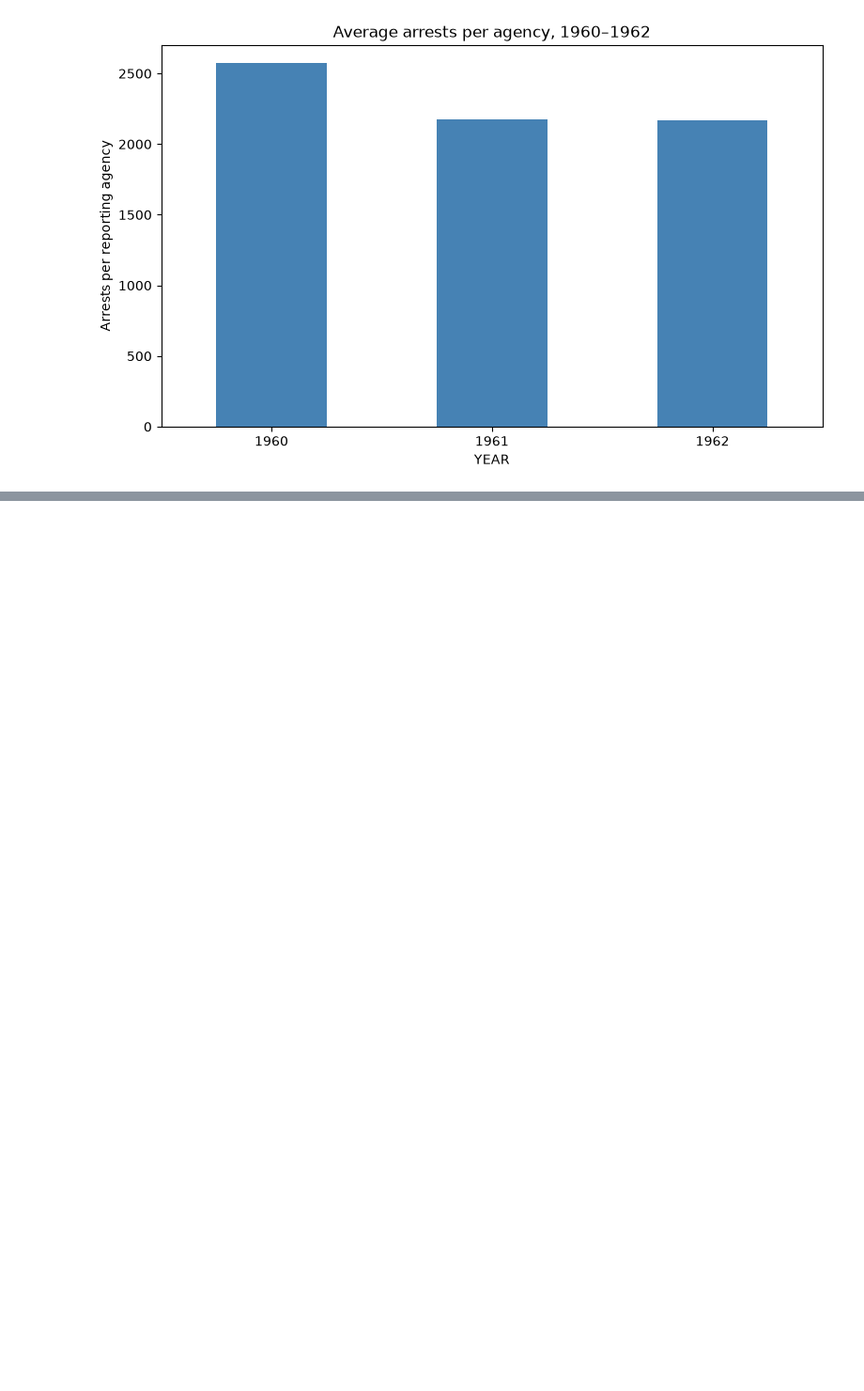
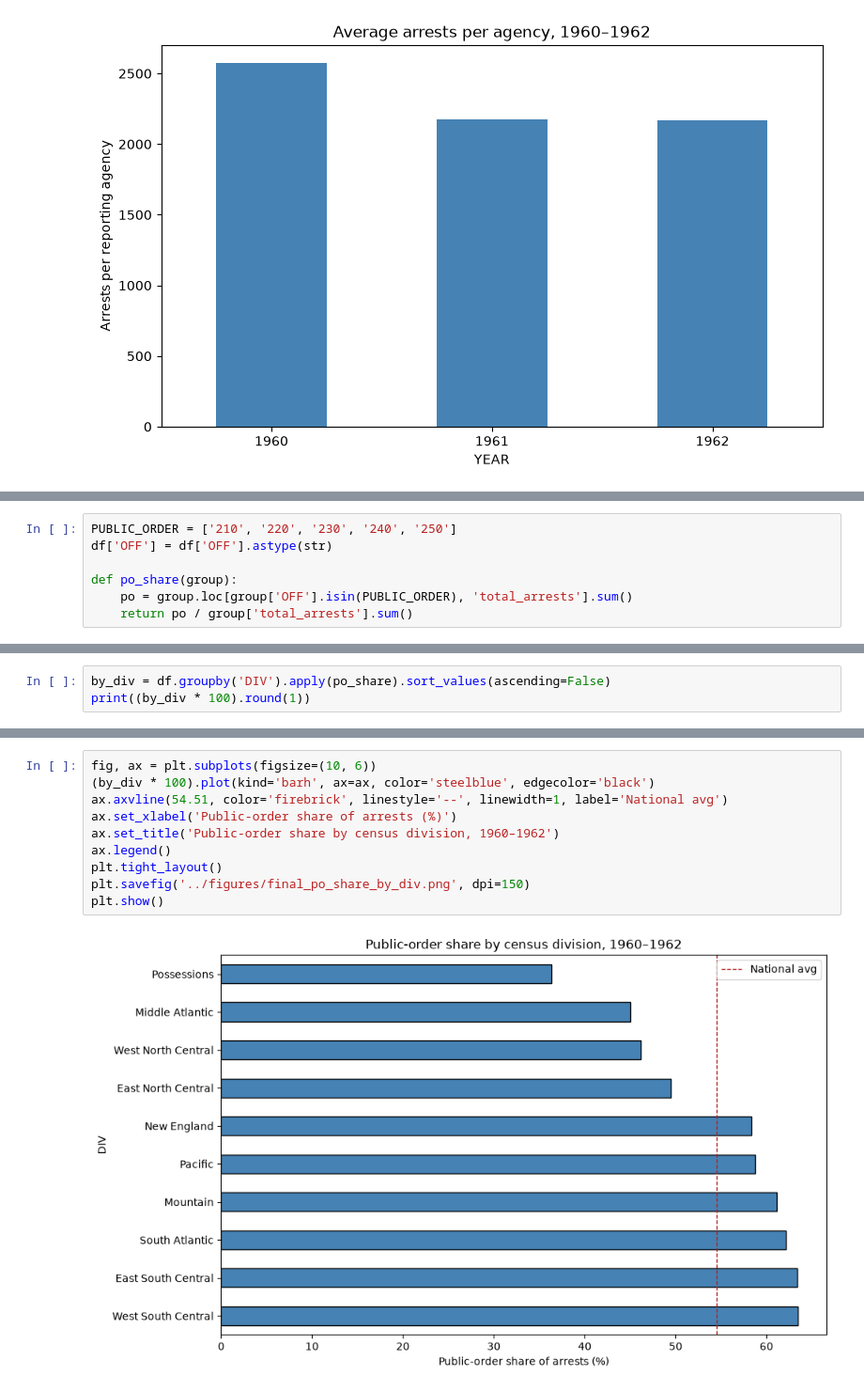
Before and after one commit to Deoxxysss/real-dataset-investigation, a Jupyter notebook: Notebooks/04_final_analysis.ipynb, the cells around one changed output, grey strips where cells are left out. Shown at 94% size. Cells and saved outputs as stored; diff of their text form; blank space fills up the shorter version.

```diff
--- a/Notebooks/04_final_analysis.ipynb
+++ b/Notebooks/04_final_analysis.ipynb
@@ -170,0 +245,7 @@ plt.show()
+# %%
+PUBLIC_ORDER = ['210', '220', '230', '240', '250']
+df['OFF'] = df['OFF'].astype(str)
+
+def po_share(group):
+    po = group.loc[group['OFF'].isin(PUBLIC_ORDER), 'total_arrests'].sum()
+    return po / group['total_arrests'].sum()
@@ -170,0 +254,3 @@ plt.show()
+# %%
+by_div = df.groupby('DIV').apply(po_share).sort_values(ascending=False)
+print((by_div * 100).round(1))
@@ -170,0 +270,12 @@ plt.show()
+# %%
+fig, ax = plt.subplots(figsize=(10, 6))
+(by_div * 100).plot(kind='barh', ax=ax, color='steelblue', edgecolor='black')
+ax.axvline(54.51, color='firebrick', linestyle='--', linewidth=1, label='National avg')
+ax.set_xlabel('Public-order share of arrests (%)')
+ax.set_title('Public-order share by census division, 1960–1962')
+ax.legend()
+plt.tight_layout()
+plt.savefig('../figures/final_po_share_by_div.png', dpi=150)
+plt.show()
+# %% [output]
+[figure, added]
```
Also changed, not shown: parts of 29 cells of this notebook, 10 other files.
